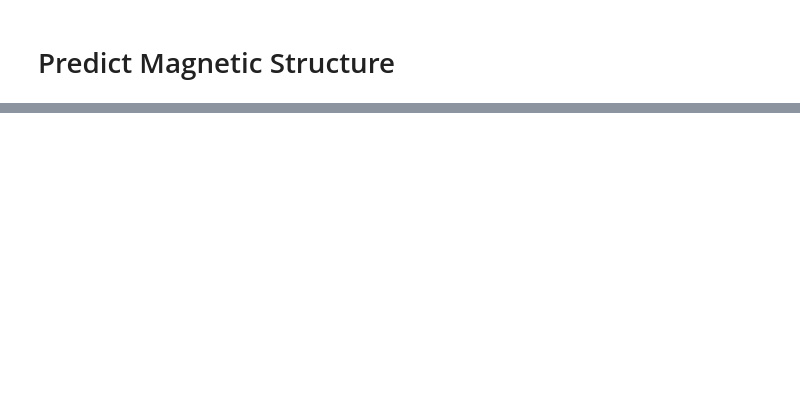
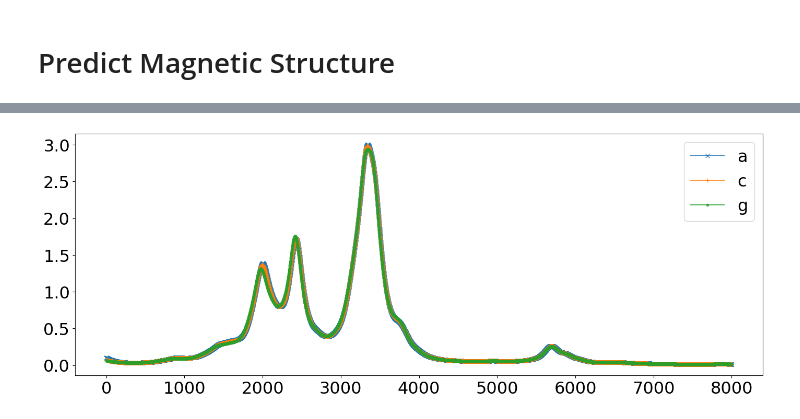
Before and after one commit to 9yelin9/hf, a Jupyter notebook: hf3.ipynb, the cells around one changed output, grey strips where cells are left out. Drawn from its saved outputs; the diff is of its cells as text; code cells hidden in the pictures; blank space fills up the shorter version.

```diff
--- a/hf3.ipynb
+++ b/hf3.ipynb
@@ -662,5 +30,0 @@ DrawOptEta(path_output, 'magstr/acc_rf.csv', 40)
-# %%
-plt.rcParams.update({'font.size': 16})
-
-acc, y_test, y_pred = m.DoRandomForest(100, 0.4)
-DrawConfusionMatrix(y_test, y_pred)
@@ -685,0 +70,13 @@ df_mis[p_label]
+# %%
+f_name ='/home/9yelin9/hf3/output/baoso3_ms/magstr/dos_dt4-0-0_eta0.200.csv'
+df = pd.read_csv(f_name, index_col=0)
+c_list = ['x', '+', '.']
+x = np.arange(8000)
+
+fig, ax = plt.subplots(figsize=(17, 6))
+for j, i in enumerate([0, 2, 3]):
+    ax.plot(x, df.iloc[i, x.min()+8:x.max()+9], marker=c_list[j], alpha=0.8, label=df2.loc[i, 'type'])
+ax.legend()
+plt.show()
+# %% [output]
+[figure, added]
```
Also changed, not shown: parts of 31 cells of this notebook, 55 other files.
